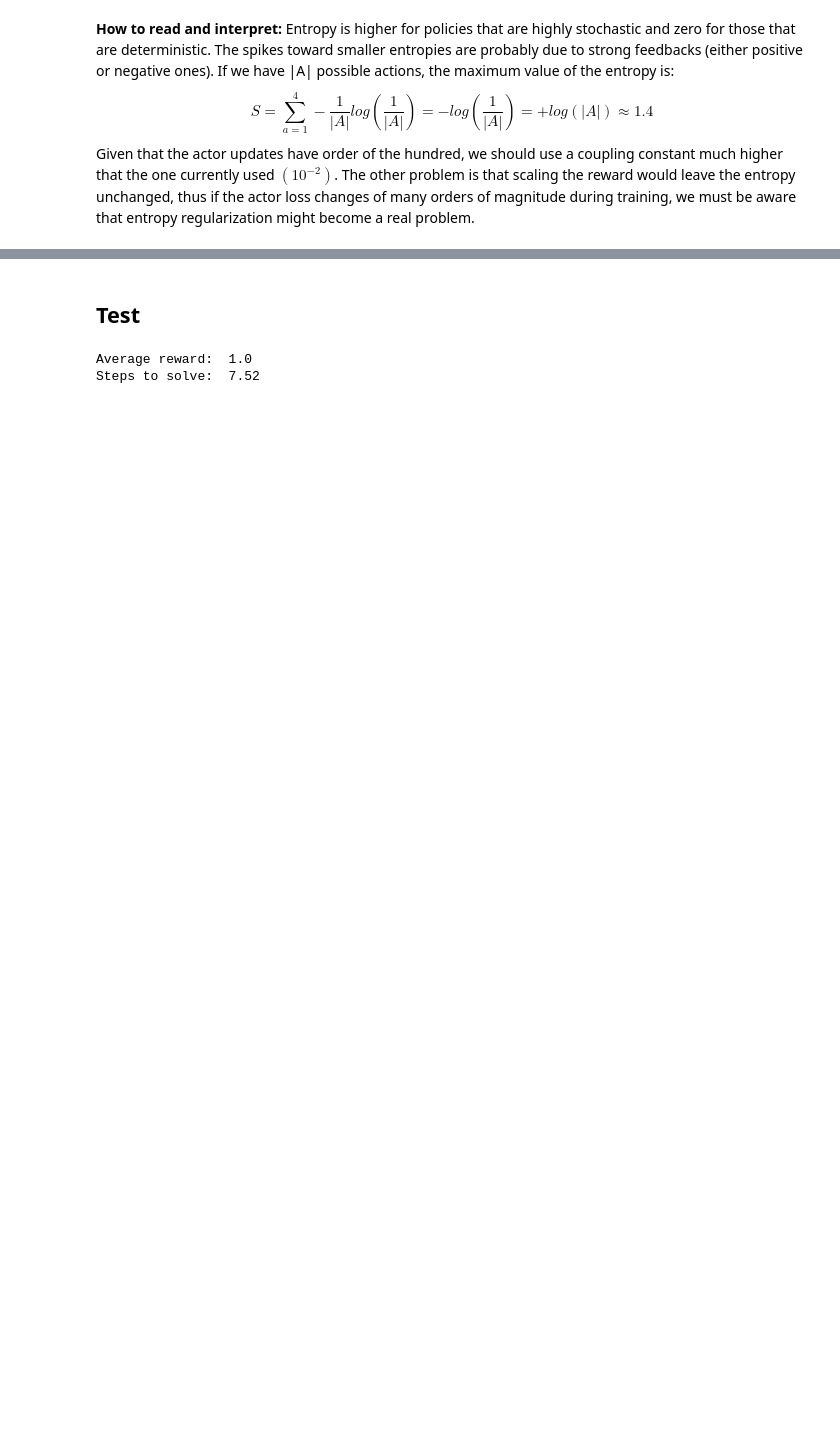
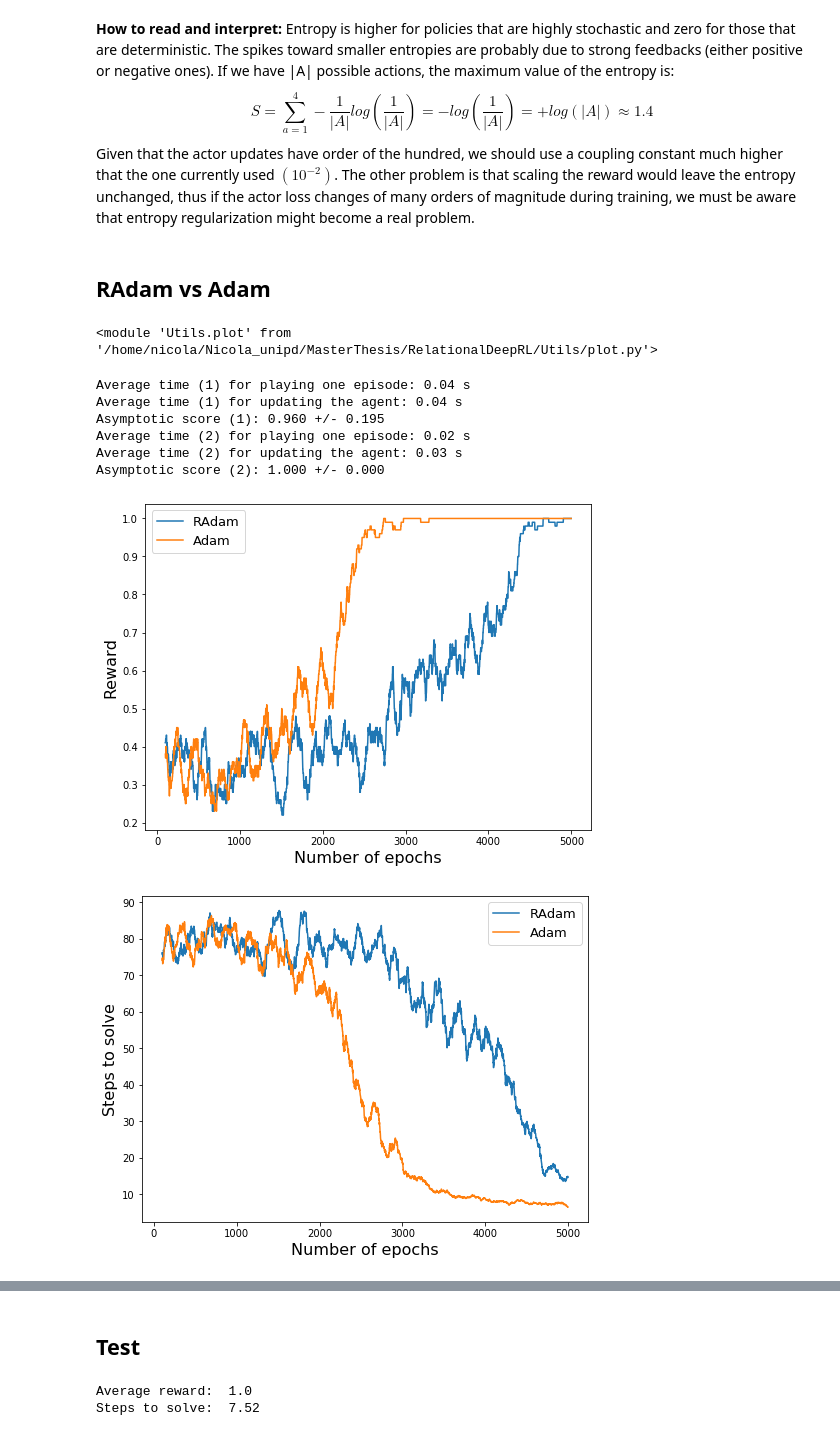
Before and after one commit to nicoladainese96/RelationalDeepRL, a Jupyter notebook: SandboxTesting.ipynb, the cells around one changed output, grey strips where cells are left out. Saved outputs shown, nothing was run; the diff lists cells and outputs as text; code cells hidden in the pictures; blank space fills up the shorter version.

```diff
--- a/SandboxTesting.ipynb
+++ b/SandboxTesting.ipynb
@@ -169,3 +271,20 @@ Asymptotic score: 1.000 +/- 0.000
 **How to read and interpret:** Entropy is higher for policies that are highly stochastic and zero for those that are deterministic. The spikes toward smaller entropies are probably due to strong feedbacks (either positive or negative ones). If we have |A| possible actions, the maximum value of the entropy is:
 $$S = \sum_{a=1}^4 - \frac{1}{|A|}log\left( \frac{1}{|A|} \right) = - log\left( \frac{1}{|A|} \right) = +log(|A|) \approx 1.4 $$
 Given that the actor updates have order of the hundred, we should use a coupling constant much higher that the one currently used $(10^{-2})$. The other problem is that scaling the reward would leave the entropy unchanged, thus if the actor loss changes of many orders of magnitude during training, we must be aware that entropy regularization might become a real problem.
+# %% [markdown]
+## RAdam vs Adam
+# %%
+reload(plot)
+# %% [output]
+<module 'Utils.plot' from '/home/nicola/Nicola_unipd/MasterThesis/RelationalDeepRL/Utils/plot.py'>
+# %%
+plot.compare_results(radam_results, results, 'RAdam', 'Adam', moving_average=True)
+# %% [output]
+Average time (1) for playing one episode: 0.04 s
+Average time (1) for updating the agent: 0.04 s
+Asymptotic score (1): 0.960 +/- 0.195
+Average time (2) for playing one episode: 0.02 s
+Average time (2) for updating the agent: 0.03 s
+Asymptotic score (2): 1.000 +/- 0.000
+[figure, added]
+[figure, added]
```
Also changed, not shown: parts of 24 cells of this notebook, 18 other files.
